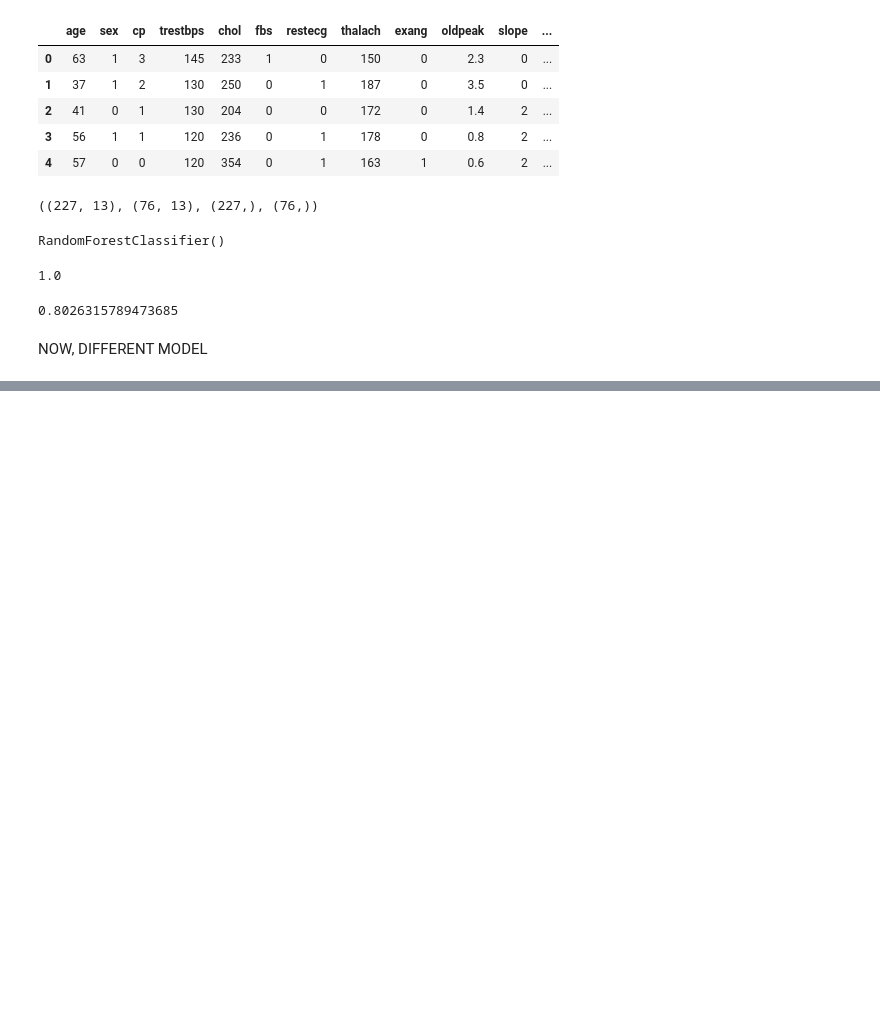
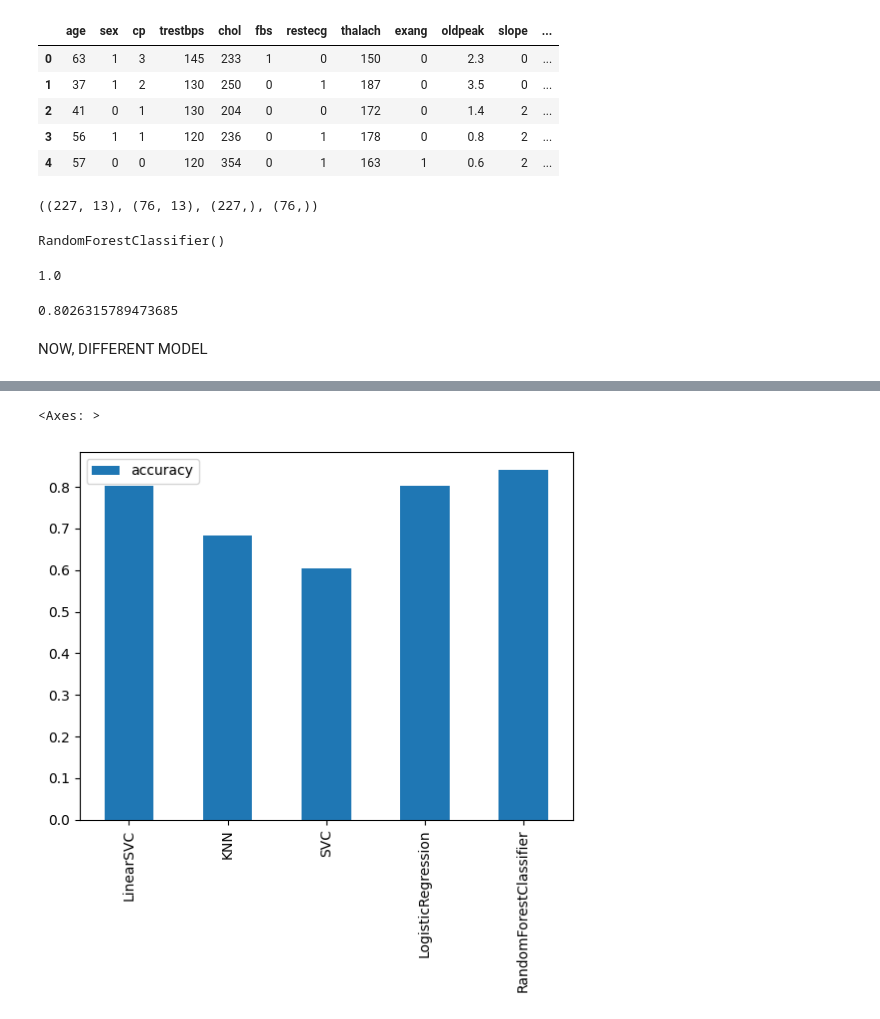
Before and after one commit to Farhat2/Project-AIENG, a Jupyter notebook: main.ipynb, the cells around one changed output, grey strips where cells are left out. Drawn from its saved outputs; the diff is of its cells as text; code cells hidden in the pictures; blank space fills up the shorter version.

Commit message:
try nre models and plot them , also try to make a model more accurate by hyperparameter method

```diff
--- a/main.ipynb
+++ b/main.ipynb
@@ -77,0 +83,18 @@ NOW, DIFFERENT MODEL
+# %%
+# models = {
+#     ""
+# }
+models = {"LinearSVC": LinearSVC(),
+          "KNN": KNeighborsClassifier(),
+          "SVC": SVC(),
+          "LogisticRegression": LogisticRegression(),
+          "RandomForestClassifier": RandomForestClassifier()}
+
+result = {}
+# %%
+for modelname , model in models.items():
+    model.fit(X_train, y_train)
+    result[modelname]= model.score(X_test,y_test)
+
+
+result
@@ -77,0 +114,8 @@ NOW, DIFFERENT MODEL
+# %%
+np.random.seed(42)
+for modelname , model in models.items():
+    model.fit(X_train, y_train)
+    result[modelname]= model.score(X_test,y_test)
+
+
+result
@@ -77,0 +135,12 @@ NOW, DIFFERENT MODEL
+# %%
+results_df=pd.DataFrame(result.values(),
+                        result.keys(),
+                        columns=['accuracy'])
+results_df
+
+# fig, ax = plt.Subplots()
+# ax
+results_df.plot.bar()
+# %% [output]
+<Axes: >
+[figure, added]
```
Also changed, not shown: parts of 7 cells of this notebook.
